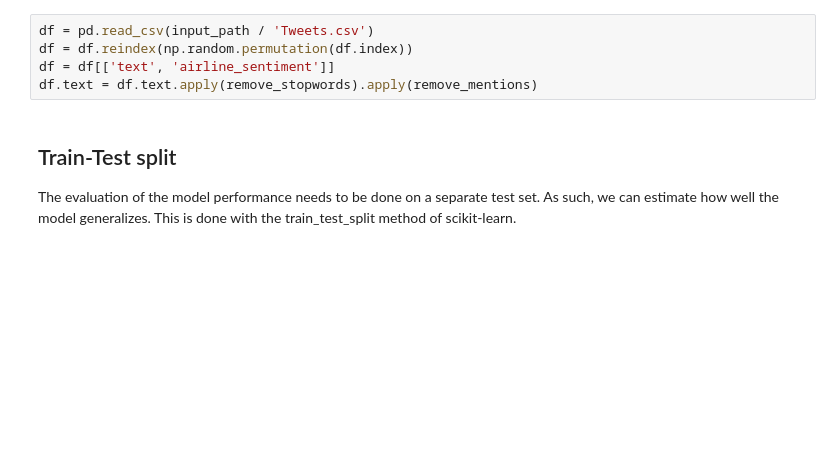
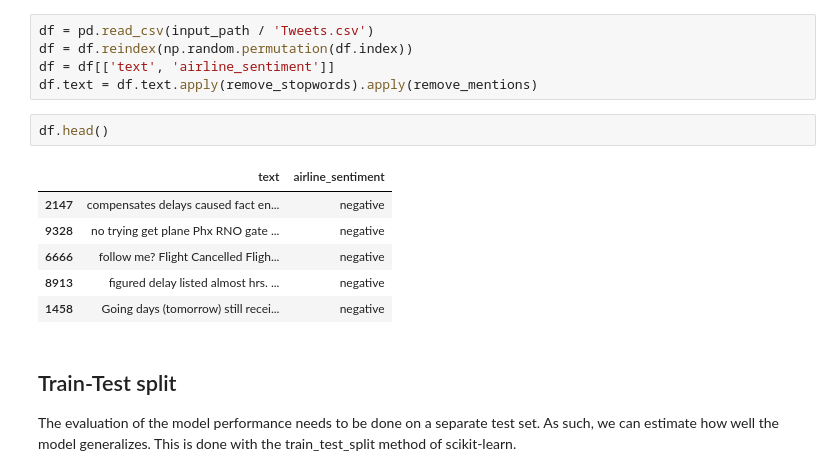
Before and after one commit to Mennatullah-Elsahy/spring_2023_vail-Mennatullah-Elsahy, a Jupyter notebook: Day_09/Overfitting_And_Underfitting.ipynb, the cells around one changed output. Cells and saved outputs as stored; diff of their text form; blank space fills up the shorter version.

```diff
--- a/Day_09/Overfitting_And_Underfitting.ipynb
+++ b/Day_09/Overfitting_And_Underfitting.ipynb
@@ -258,6 +270,15 @@ df = pd.read_csv(input_path / 'Tweets.csv')
 df = df.reindex(np.random.permutation(df.index))
 df = df[['text', 'airline_sentiment']]
 df.text = df.text.apply(remove_stopwords).apply(remove_mentions)
+# %%
+df.head()
+# %% [output]
+|  | text | airline_sentiment |
+| 2147 | compensates delays caused fact en... | negative |
+| 9328 | no trying get plane Phx RNO gate ... | negative |
+| 6666 | follow me? Flight Cancelled Fligh... | negative |
+| 8913 | figured delay listed almost hrs. ... | negative |
+| 1458 | Going days (tomorrow) still recei... | negative |
 # %% [markdown]
 ## Train-Test split
 The evaluation of the model performance needs to be done on a separate test set. As such, we can estimate how well the model generalizes. This is done with the train_test_split method of scikit-learn.
```
Also changed, not shown: parts of 24 cells of this notebook.
